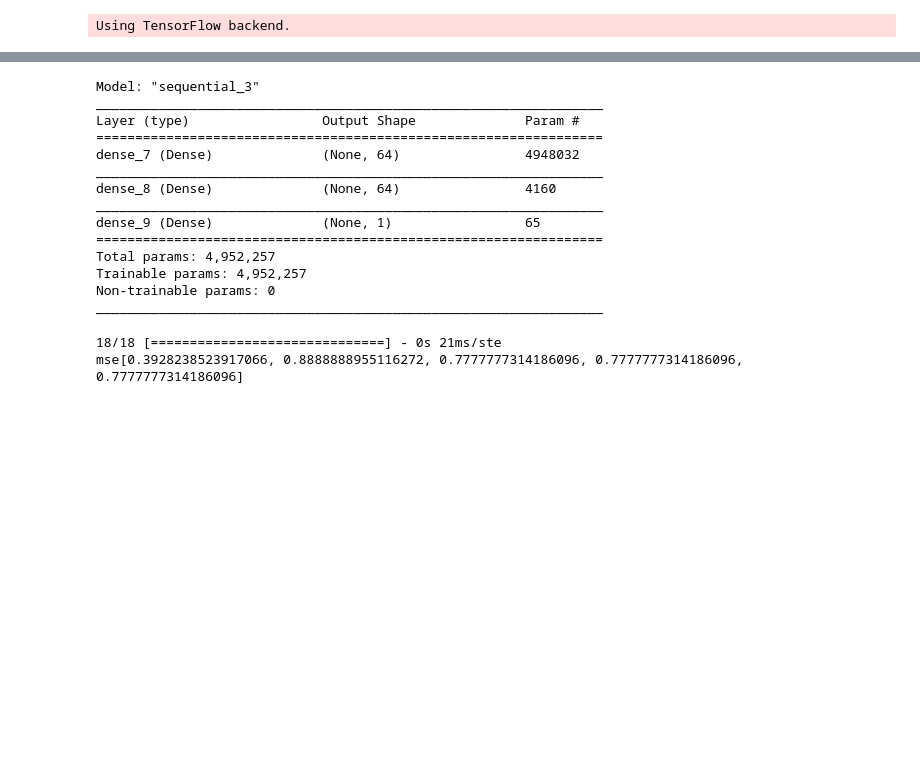
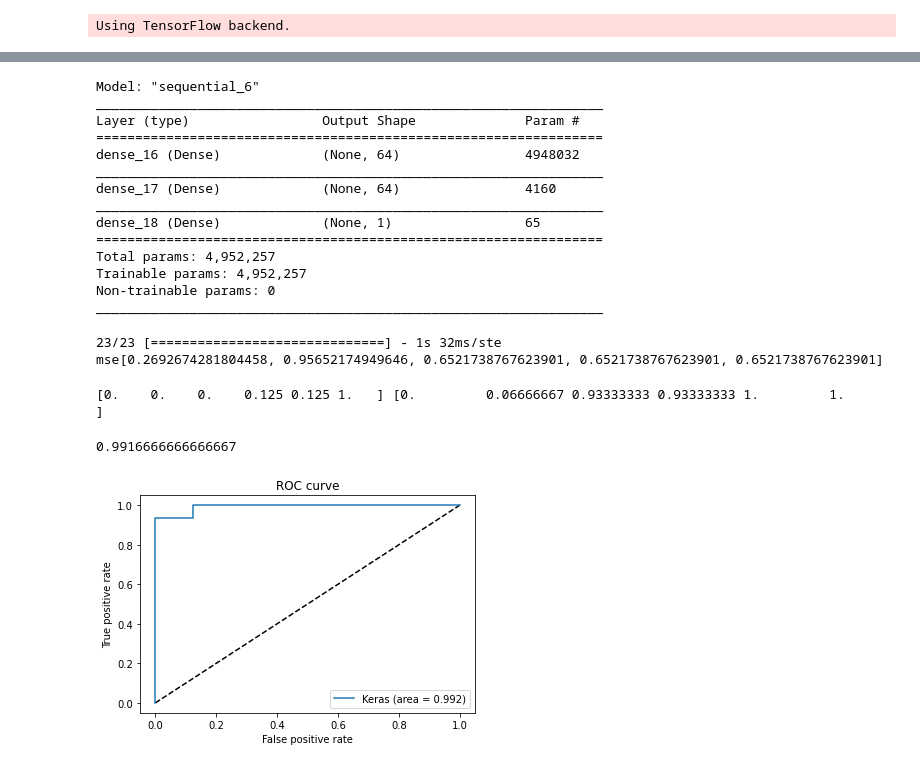
Before and after one commit to ws17863276480/MDD, a Jupyter notebook: dl_fft.ipynb, the cells around one changed output, grey strips where cells are left out. Drawn from its saved outputs; the diff is of its cells as text; code cells hidden in the pictures; blank space fills up the shorter version.

Commit message:
add_ROC_Curve

```diff
--- a/dl_fft.ipynb
+++ b/dl_fft.ipynb
@@ -94,7 +94,7 @@ target = X[target_col]
 features = X[X.columns.difference(['target'])]
 # %%
 from sklearn.model_selection import train_test_split
-X_train, X_test, y_train, y_test = train_test_split(features, target, test_size=0.4)
+X_train, X_test, y_train, y_test = train_test_split(features, target, test_size=0.5)
 # %%
 from sklearn.svm import SVC
 #SVM Model
@@ -151,7 +152,6 @@ model = models.Sequential()
 model.add(layers.Dense(64, activation = 'relu', input_shape = (77312,)))
 model.add(layers.Dense(64, activation = 'relu'))
 model.add(layers.Dense(1, activation = 'sigmoid'))
-
 
 model.compile(optimizer='rmsprop',
               loss='binary_crossentropy',
@@ -159,7 +159,7 @@ model.compile(optimizer='rmsprop',
 
 history = model.fit(X_train,
                     y_train,
-                    epochs=20,
+                    epochs=10,
                     batch_size=512,
                     validation_split = 0.2)
 # %% [output]
@@ -189,15 +189,15 @@ results
 # %%
 model.summary()
 # %% [output]
-Model: "sequential_3"
+Model: "sequential_6"
 _________________________________________________________________
 Layer (type)                 Output Shape              Param #
 =================================================================
-dense_7 (Dense)              (None, 64)                4948032
+dense_16 (Dense)             (None, 64)                4948032
 _________________________________________________________________
-dense_8 (Dense)              (None, 64)                4160
+dense_17 (Dense)             (None, 64)                4160
 _________________________________________________________________
-dense_9 (Dense)              (None, 1)                 65
+dense_18 (Dense)             (None, 1)                 65
 =================================================================
 Total params: 4,952,257
 Trainable params: 4,952,257
@@ -207,5 +207,29 @@ _________________________________________________________________
 mse = model.evaluate(X_test, y_test, batch_size=1)
 print("mse{}".format(mse))
 # %% [output]
-18/18 [==============================] - 0s 21ms/ste
-mse[0.3928238523917066, 0.8888888955116272, 0.7777777314186096, 0.7777777314186096, 0.7777777314186096]
+23/23 [==============================] - 1s 32ms/ste
+mse[0.2692674281804458, 0.95652174949646, 0.6521738767623901, 0.6521738767623901, 0.6521738767623901]
+# %%
+from sklearn.metrics import roc_curve
+y_pred_keras = model.predict(X_test).ravel()
+fpr_keras, tpr_keras, thresholds_keras = roc_curve(y_test, y_pred_keras)
+print(fpr_keras, tpr_keras)
+# %% [output]
+[0.    0.    0.    0.125 0.125 1.   ] [0.         0.06666667 0.93333333 0.93333333 1.         1.        ]
+# %%
+from sklearn.metrics import auc
+auc_keras = auc(fpr_keras, tpr_keras)
+print(auc_keras)
+# %% [output]
+0.9916666666666667
+# %%
+plt.figure(1)
+plt.plot([0, 1], [0, 1], 'k--')
+plt.plot(fpr_keras, tpr_keras, label='Keras (area = {:.3f})'.format(auc_keras))
+plt.xlabel('False positive rate')
+plt.ylabel('True positive rate')
+plt.title('ROC curve')
+plt.legend(loc='best')
+plt.show()
+# %% [output]
+[figure, added]
```
Also changed, not shown: parts of 4 cells of this notebook.
